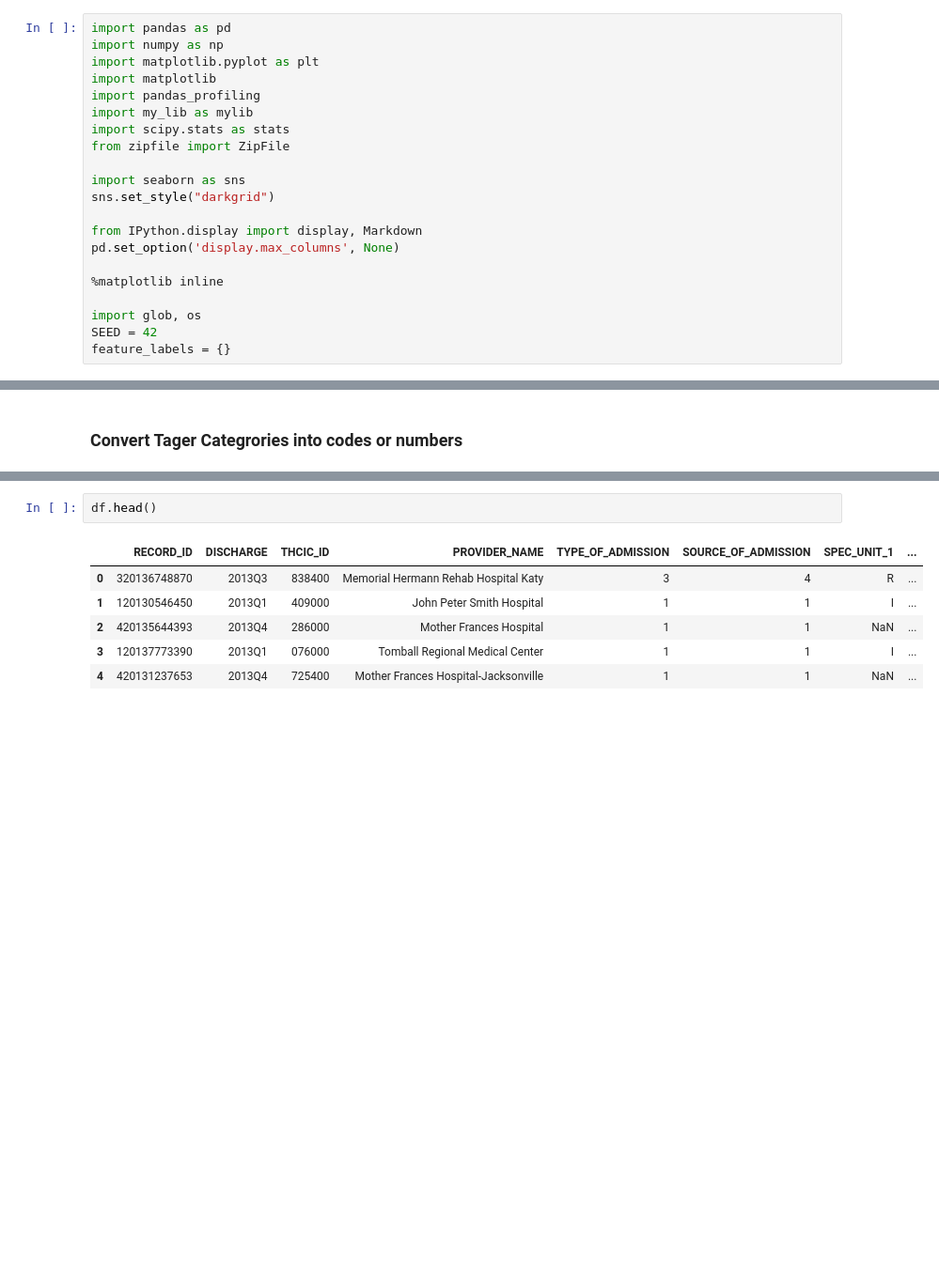
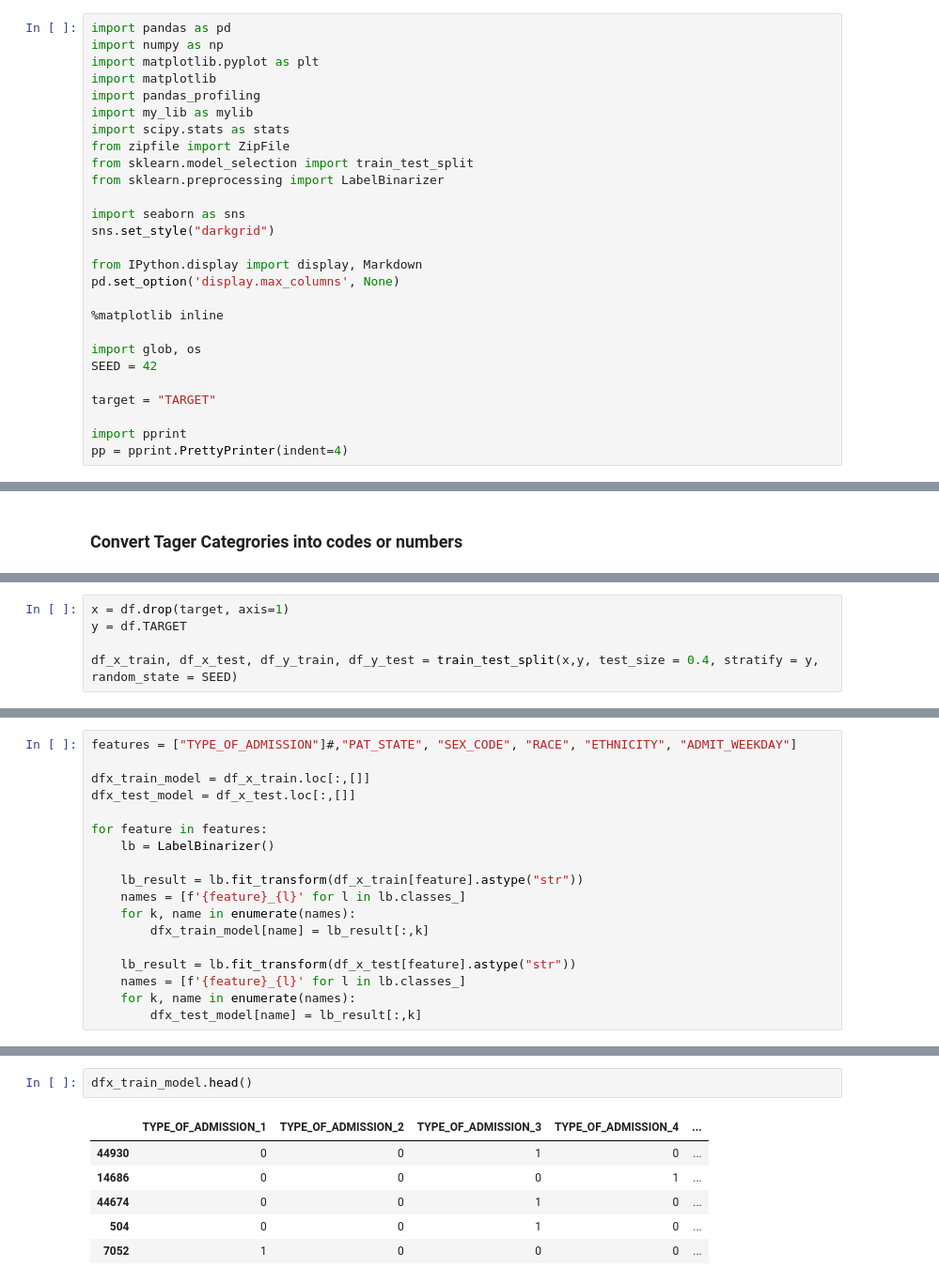
Before and after one commit to Esedicol/Data-Mining, a Jupyter notebook: TEXAS_DATASET/02-EDA.ipynb, the cells around one changed output, grey strips where cells are left out. Shown: that part at 94% size. Drawn from its saved outputs; the diff is of its cells as text; blank space fills up the shorter version.

```diff
--- a/TEXAS_DATASET/02-EDA.ipynb
+++ b/TEXAS_DATASET/02-EDA.ipynb
@@ -7,6 +7,8 @@ import pandas_profiling
 import my_lib as mylib
 import scipy.stats as stats
 from zipfile import ZipFile
+from sklearn.model_selection import train_test_split
+from sklearn.preprocessing import LabelBinarizer
 
 import seaborn as sns
 sns.set_style("darkgrid")
@@ -18,7 +20,11 @@ pd.set_option('display.max_columns', None)
 
 import glob, os
 SEED = 42
-feature_labels = {}
+
+target = "TARGET"
+
+import pprint
+pp = pprint.PrettyPrinter(indent=4)
 # %%
 %load_ext autoreload
 %autoreload 2
@@ -120,0 +142,5 @@ Dropping Empty Columns
+# %%
+x = df.drop(target, axis=1)
+y = df.TARGET
+
+df_x_train, df_x_test, df_y_train, df_y_test = train_test_split(x,y, test_size = 0.4, stratify = y, random_state = SEED)
@@ -120,0 +149,18 @@ Dropping Empty Columns
+# %%
+features = ["TYPE_OF_ADMISSION"]#,"PAT_STATE", "SEX_CODE", "RACE", "ETHNICITY", "ADMIT_WEEKDAY"]
+
+dfx_train_model = df_x_train.loc[:,[]]
+dfx_test_model = df_x_test.loc[:,[]]
+
+for feature in features:
+    lb = LabelBinarizer()
+
+    lb_result = lb.fit_transform(df_x_train[feature].astype("str"))
+    names = [f'{feature}_{l}' for l in lb.classes_]
+    for k, name in enumerate(names):
+        dfx_train_model[name] = lb_result[:,k]
+
+    lb_result = lb.fit_transform(df_x_test[feature].astype("str"))
+    names = [f'{feature}_{l}' for l in lb.classes_]
+    for k, name in enumerate(names):
+        dfx_test_model[name] = lb_result[:,k]
@@ -121,9 +192,9 @@ Dropping Empty Columns
 # %%
-df.head()
+dfx_train_model.head()
 # %% [output]
-|  | RECORD_ID | DISCHARGE | THCIC_ID | PROVIDER_NAME | TYPE_OF_ADMISSION | SOURCE_OF_ADMISSION | SPEC_UNIT_1 | ... |
-| 0 | 320136748870 | 2013Q3 | 838400 | Memorial Hermann Rehab Hospital Katy | 3 | 4 | R | ... |
-| 1 | 120130546450 | 2013Q1 | 409000 | John Peter Smith Hospital | 1 | 1 | I | ... |
-| 2 | 420135644393 | 2013Q4 | 286000 | Mother Frances Hospital | 1 | 1 | NaN | ... |
-| 3 | 120137773390 | 2013Q1 | 076000 | Tomball Regional Medical Center | 1 | 1 | I | ... |
-| 4 | 420131237653 | 2013Q4 | 725400 | Mother Frances Hospital-Jacksonville | 1 | 1 | NaN | ... |
+|  | TYPE_OF_ADMISSION_1 | TYPE_OF_ADMISSION_2 | TYPE_OF_ADMISSION_3 | TYPE_OF_ADMISSION_4 | ... |
+| 44930 | 0 | 0 | 1 | 0 | ... |
+| 14686 | 0 | 0 | 0 | 1 | ... |
+| 44674 | 0 | 0 | 1 | 0 | ... |
+| 504 | 0 | 0 | 1 | 0 | ... |
+| 7052 | 1 | 0 | 0 | 0 | ... |
```
Also changed, not shown: parts of 12 cells of this notebook.
